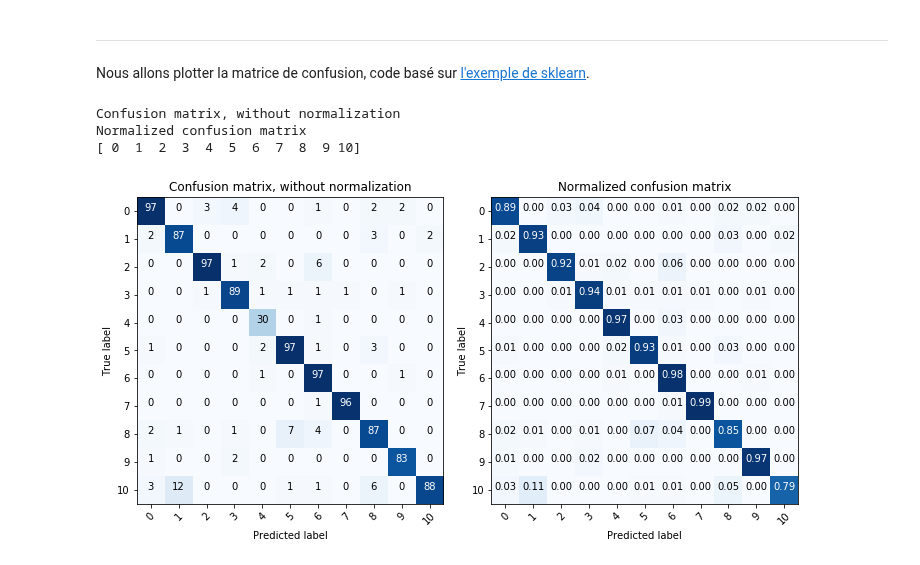
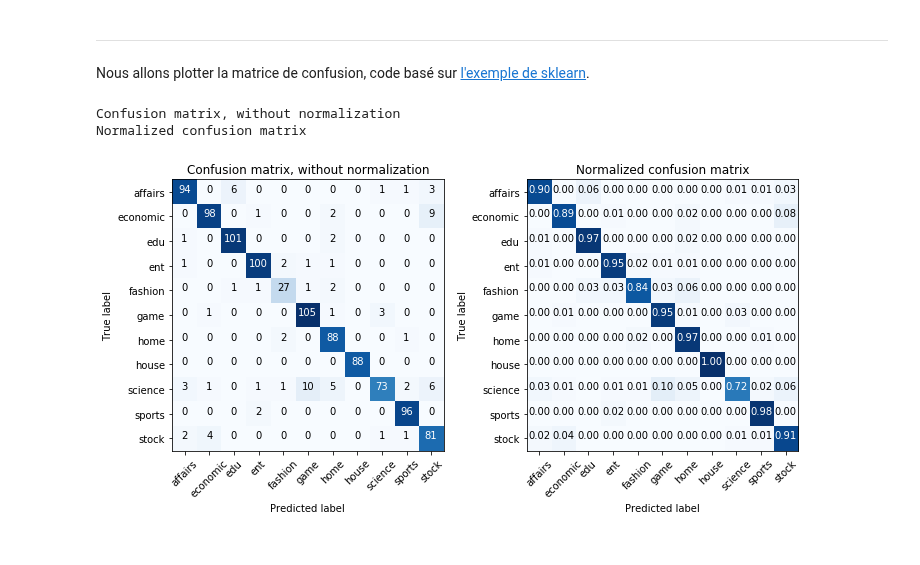
Before and after one commit to Lamela/WordEmbedding, a Jupyter notebook: Text Classification Pipeline.ipynb, the cells around one changed output. Cells and saved outputs as stored; diff of their text form; code cells hidden in the pictures.

```diff
--- a/Text Classification Pipeline.ipynb
+++ b/Text Classification Pipeline.ipynb
@@ -185,24 +133,10 @@ print(len(x_vec_train), len(x_vec_test))
-# %%
-def class_str_2_ind(x_train, x_test, y_train, y_test):
-    le = preprocessing.LabelEncoder()
-    CLASSES_LIST = np.unique(y_train)
-    n_out = len(CLASSES_LIST)
-    print(CLASSES_LIST)
-    print('Converting data to trainable form...')
-    le.fit(CLASSES_LIST)
-    y_train = le.transform(y_train)
-    y_test = le.transform(y_test)
-    train_y_cat = np_utils.to_categorical(y_train, n_out)
-    x_vec_train, x_vec_test = get_train_test(x_train, x_test)
-    print(len(x_vec_train), len(x_vec_test))
-
-    return x_vec_train, x_vec_test, y_train, y_test, train_y_cat
 # %% [markdown]
 ----
 Nous entraînons le modèle.
 # %%
-vectors_file_path = 'word2vec_skip.txt'
 data_path = 'datasets/news_fasttext_test.txt'
 test_size = 0.01
 x_train, x_test, y_train, y_test = split_datasets(data_path, test_size)
-x_vec_train, x_vec_test, y_train, y_test, train_y_cat = class_str_2_ind(x_train, x_test, y_train, y_test)
+CLASSES_LIST = np.unique(y_train)
+print('Label categories: ' + str(CLASSES_LIST))
+x_vec_train, x_vec_test, y_train, y_test, train_y_cat, word_index = class_str_2_ind(x_train, x_test, y_train, y_test)
@@ -209,6 +150,8 @@ x_vec_train, x_vec_test, y_train, y_test, train_y_cat = class_str_2_ind(x_train,
 # %%
+vectors_file_path = 'word2vec_skip.txt'
 embedding_index = get_embedding_index(vectors_file_path)
-embedding_matrix, word_index = get_embedding_matrix(x_train, embedding_index)
+embedding_matrix = get_embedding_matrix(word_index, embedding_index)
+print('Building model...')
 model = get_model(embedding_matrix, word_index)
 y_predicted = train_fit_predict(model, x_vec_train, x_vec_test, train_y_cat).argmax(1)
 print("Test Accuracy:", accuracy_score(y_test, y_predicted))
@@ -290,20 +179,11 @@ np.save('y_test', y_test)
-# %%
-import numpy as np
-y_predicted = np.load('y_predicted.npy')
-y_test = np.load('y_test.npy')
 # %%
-CLASSES_LIST = np.unique(y_test)
-class_names = np.unique(CLASSES_LIST)
 conf_mat = confusion_matrix(y_test, y_predicted)
 plt.figure(figsize=(10,10))
 plt.subplot(121)
-plot_confusion_matrix(conf_mat, class_names, title='Confusion matrix, without normalization')
+plot_confusion_matrix(conf_mat, CLASSES_LIST, title='Confusion matrix, without normalization')
 plt.subplot(122)
-plot_confusion_matrix(conf_mat, class_names, normalize=True, title='Normalized confusion matrix')
-print(class_names)
-print()
+plot_confusion_matrix(conf_mat, CLASSES_LIST, normalize=True, title='Normalized confusion matrix')
 # %% [output]
 Confusion matrix, without normalization
 Normalized confusion matrix
-[ 0  1  2  3  4  5  6  7  8  9 10]
-[figure, old version]
+[figure, new version]
```
Also changed, not shown: parts of 23 cells of this notebook.
